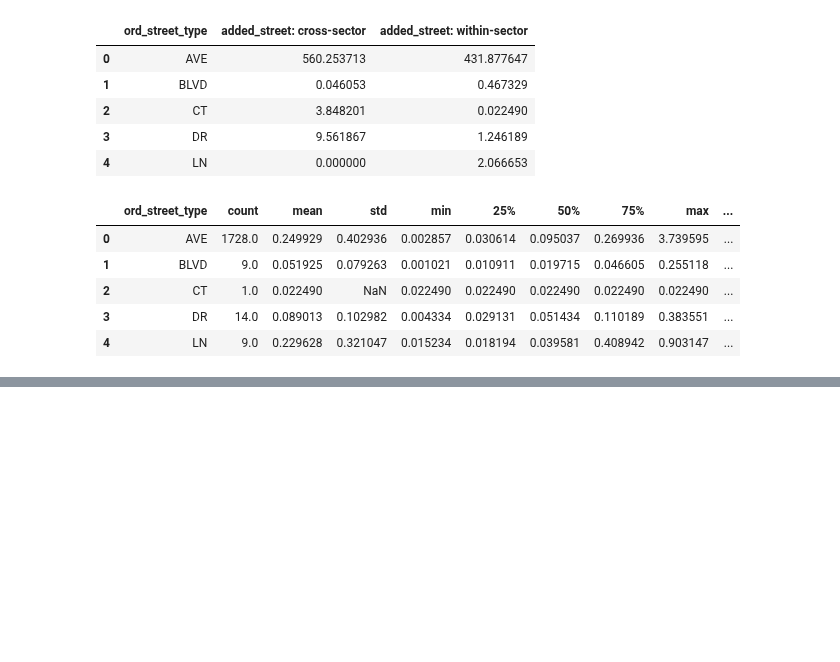
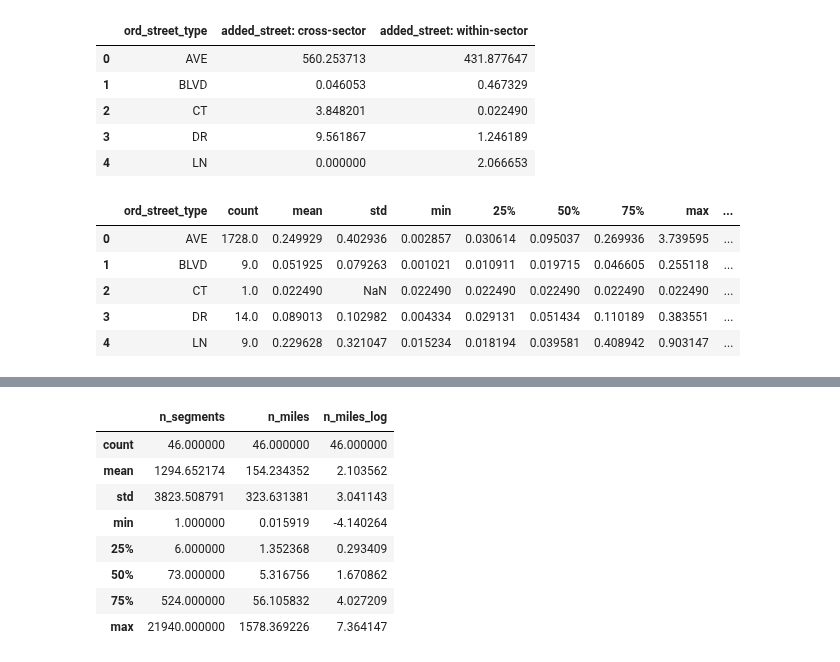
Before and after one commit to mike-babb/seattle_streets, a Jupyter notebook: code/step_05_prepare_graphs_and_stats.ipynb, the cells around one changed output, grey strips where cells are left out. Saved outputs shown, nothing was run; the diff lists cells and outputs as text; code cells hidden in the pictures; blank space fills up the shorter version.

```diff
--- a/code/step_05_prepare_graphs_and_stats.ipynb
+++ b/code/step_05_prepare_graphs_and_stats.ipynb
@@ -1100,3 +1118,15 @@ plt.show()
+# %%
+ds_st_df.describe()
+# %% [output]
+|  | n_segments | n_miles | n_miles_log |
+| count | 46.000000 | 46.000000 | 46.000000 |
+| mean | 1294.652174 | 154.234352 | 2.103562 |
+| std | 3823.508791 | 323.631381 | 3.041143 |
+| min | 1.000000 | 0.015919 | -4.140264 |
+| 25% | 6.000000 | 1.352368 | 0.293409 |
+| 50% | 73.000000 | 5.316756 | 1.670862 |
+| 75% | 524.000000 | 56.105832 | 4.027209 |
+| max | 21940.000000 | 1578.369226 | 7.364147 |
 # %%
 sns.set_theme(style = "whitegrid")
 f, ax = plt.subplots(figsize = (20, 5))
```
Also changed, not shown: parts of 12 cells of this notebook, 21 other files.
